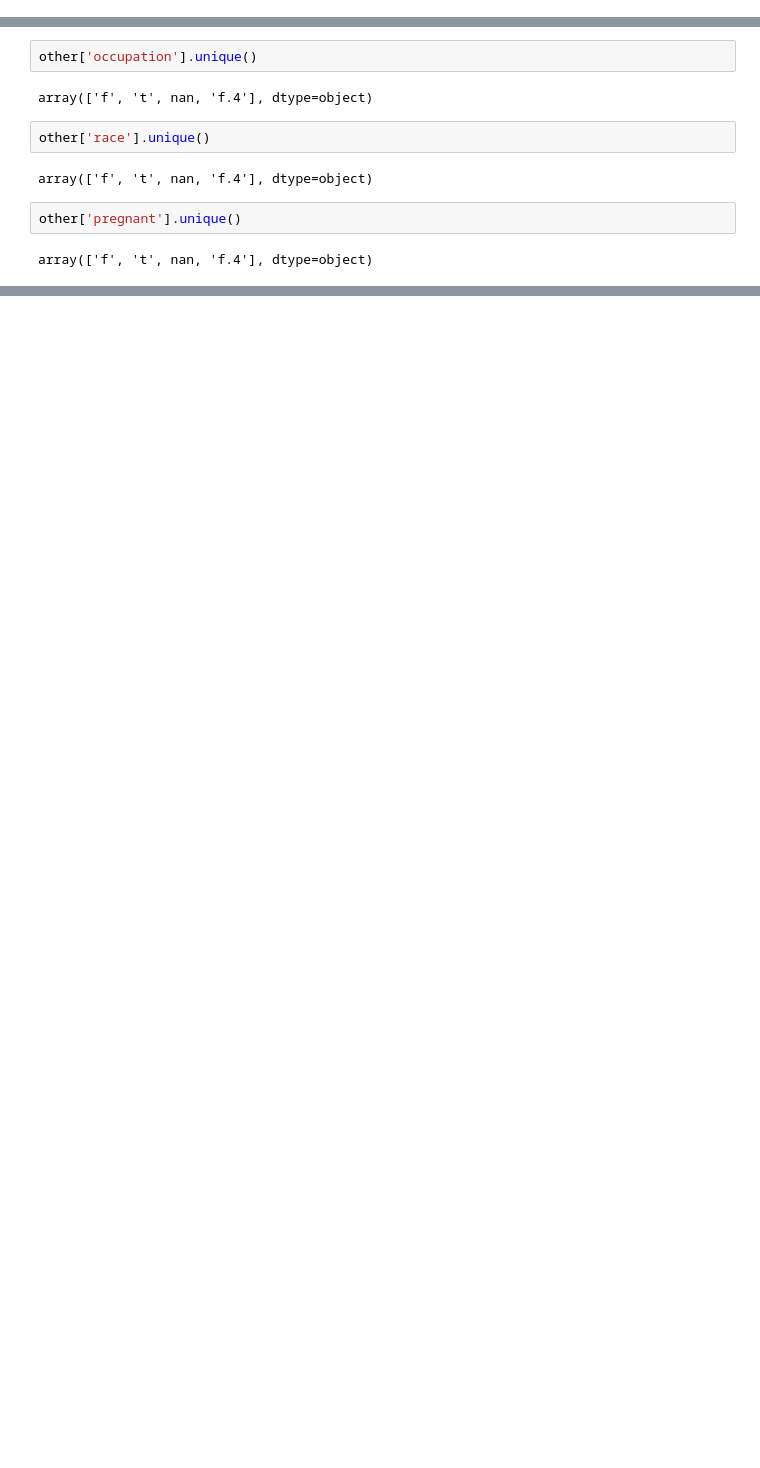
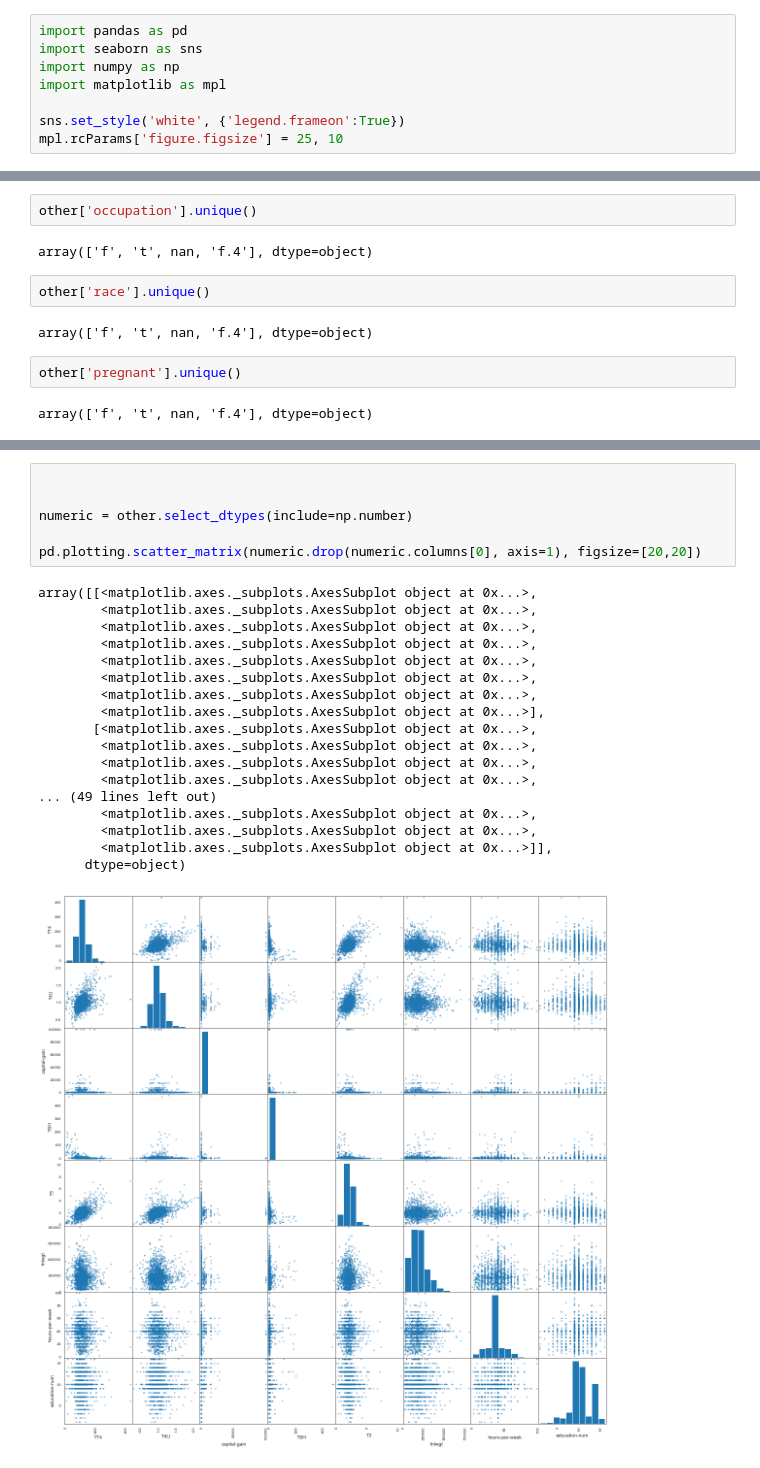
Before and after one commit to MatusPilnan/nadejny-informatik, a Jupyter notebook: utrzok-z-krabicky-od-marlboriek.ipynb, the cells around one changed output, grey strips where cells are left out. Drawn from its saved outputs; the diff is of its cells as text; blank space fills up the shorter version.

```diff
--- a/utrzok-z-krabicky-od-marlboriek.ipynb
+++ b/utrzok-z-krabicky-od-marlboriek.ipynb
@@ -4,3 +1,11 @@ import seaborn as sns
+# %%
+import pandas as pd
+import seaborn as sns
+import numpy as np
+import matplotlib as mpl
+
+sns.set_style('white', {'legend.frameon':True})
+mpl.rcParams['figure.figsize'] = 25, 10
 # %%
 data = pd.read_csv("data/personal_train.csv")
 data.head(25)
@@ -222,0 +249,25 @@ occupation ma o.i. aj ? aj nan
+# %%
+
+
+numeric = other.select_dtypes(include=np.number)
+
+pd.plotting.scatter_matrix(numeric.drop(numeric.columns[0], axis=1), figsize=[20,20])
+# %% [output]
+array([[<matplotlib.axes._subplots.AxesSubplot object at 0x...>,
+        <matplotlib.axes._subplots.AxesSubplot object at 0x...>,
+        <matplotlib.axes._subplots.AxesSubplot object at 0x...>,
+        <matplotlib.axes._subplots.AxesSubplot object at 0x...>,
+        <matplotlib.axes._subplots.AxesSubplot object at 0x...>,
+        <matplotlib.axes._subplots.AxesSubplot object at 0x...>,
+        <matplotlib.axes._subplots.AxesSubplot object at 0x...>,
+        <matplotlib.axes._subplots.AxesSubplot object at 0x...>],
+       [<matplotlib.axes._subplots.AxesSubplot object at 0x...>,
+        <matplotlib.axes._subplots.AxesSubplot object at 0x...>,
+        <matplotlib.axes._subplots.AxesSubplot object at 0x...>,
+        <matplotlib.axes._subplots.AxesSubplot object at 0x...>,
+... (49 lines left out)
+        <matplotlib.axes._subplots.AxesSubplot object at 0x...>,
+        <matplotlib.axes._subplots.AxesSubplot object at 0x...>,
+        <matplotlib.axes._subplots.AxesSubplot object at 0x...>]],
+      dtype=object)
+[figure, added]
```
Also changed, not shown: parts of 14 cells of this notebook.
